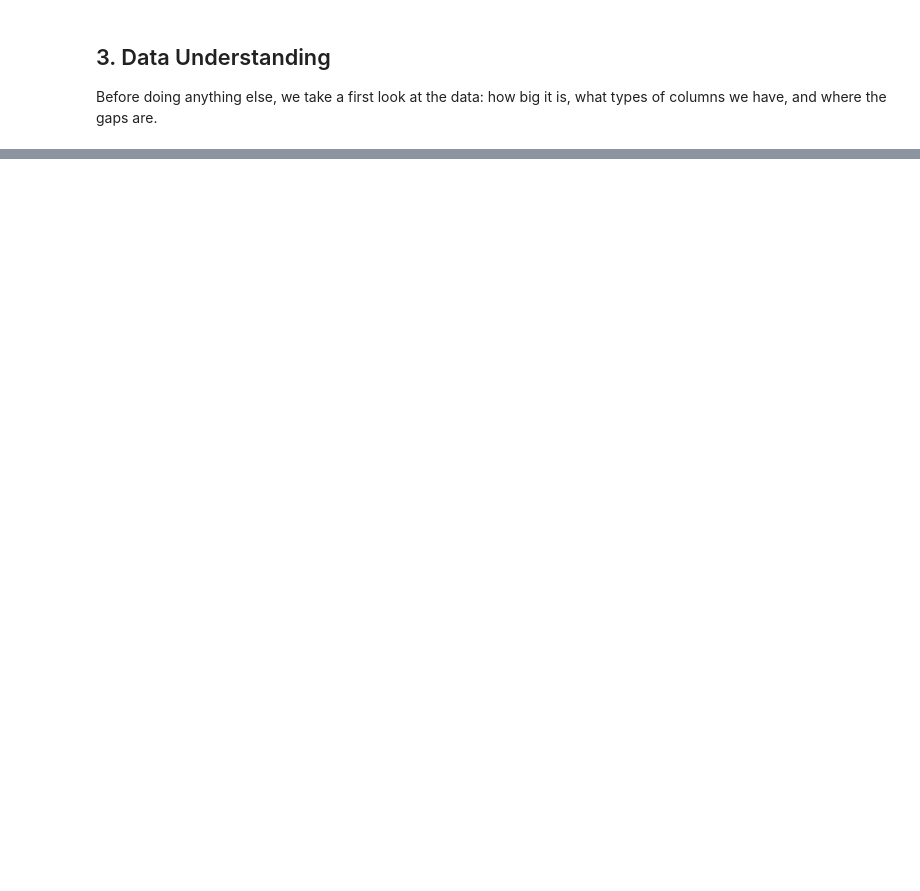
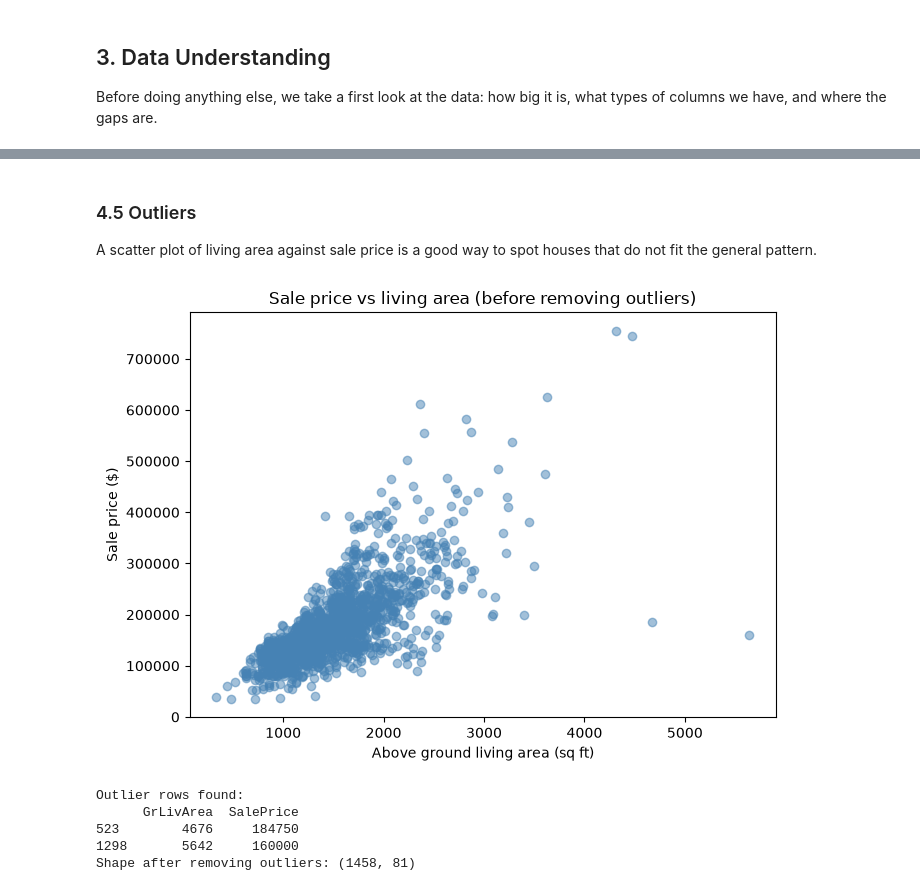
Before and after one commit to Majid-ctrl/Ames-Housing-Data-Cleaning-DS-Price-Prediction-Project, a Jupyter notebook: Notebook.ipynb, the cells around one changed output, grey strips where cells are left out. Drawn from its saved outputs; the diff is of its cells as text; code cells hidden in the pictures; blank space fills up the shorter version.

```diff
--- a/Notebook.ipynb
+++ b/Notebook.ipynb
@@ -91,0 +188,13 @@ print(df["SalePrice"].describe())
+# %%
+columns_missing_means_none = [
+    "PoolQC", "MiscFeature", "Alley", "Fence", "FireplaceQu",
+    "GarageType", "GarageFinish", "GarageQual", "GarageCond",
+    "BsmtQual", "BsmtCond", "BsmtExposure", "BsmtFinType1", "BsmtFinType2",
+    "MasVnrType"
+]
+
+for column_name in columns_missing_means_none:
+    df[column_name] = df[column_name].fillna("None")
+
+still_missing = df[columns_missing_means_none].isnull().sum().sum()
+print("Missing values left in these columns after filling with 'None':", still_missing)
@@ -91,0 +210,11 @@ print(df["SalePrice"].describe())
+# %%
+neighborhood_list = df["Neighborhood"].unique()
+
+for neighborhood_name in neighborhood_list:
+    is_this_neighborhood = df["Neighborhood"] == neighborhood_name
+    median_frontage = df.loc[is_this_neighborhood, "LotFrontage"].median()
+
+    missing_in_neighborhood = is_this_neighborhood & df["LotFrontage"].isnull()
+    df.loc[missing_in_neighborhood, "LotFrontage"] = median_frontage
+
+print("Missing LotFrontage values left:", df["LotFrontage"].isnull().sum())
@@ -91,0 +233,8 @@ print(df["SalePrice"].describe())
+# %%
+df["GarageYrBlt"] = df["GarageYrBlt"].fillna(0)
+df["MasVnrArea"] = df["MasVnrArea"].fillna(0)
+
+most_common_electrical = df["Electrical"].mode()[0]
+df["Electrical"] = df["Electrical"].fillna(most_common_electrical)
+
+print("Total missing values remaining in the whole dataset:", df.isnull().sum().sum())
@@ -91,0 +253,32 @@ print(df["SalePrice"].describe())
+# %%
+df["MSSubClass"] = df["MSSubClass"].astype(str)
+# %% [markdown]
+### 4.5 Outliers
+
+A scatter plot of living area against sale price is a good way to spot houses that do
+not fit the general pattern.
+# %%
+plt.figure(figsize=(7, 5))
+plt.scatter(df["GrLivArea"], df["SalePrice"], alpha=0.5, color="steelblue")
+plt.xlabel("Above ground living area (sq ft)")
+plt.ylabel("Sale price ($)")
+plt.title("Sale price vs living area (before removing outliers)")
+plt.tight_layout()
+plt.savefig("../figures/fig_outliers_before.png", dpi=150)
+plt.show()
+# %% [output]
+[figure, added]
+# %%
+outlier_rows = df[(df["GrLivArea"] > 4000) & (df["SalePrice"] < 300000)]
+print("Outlier rows found:")
+print(outlier_rows[["GrLivArea", "SalePrice"]])
+
+df = df.drop(outlier_rows.index)
+df = df.reset_index(drop=True)
+print("Shape after removing outliers:", df.shape)
+# %% [output]
+Outlier rows found:
+      GrLivArea  SalePrice
+523        4676     184750
+1298       5642     160000
+Shape after removing outliers: (1458, 81)
```
Also changed, not shown: parts of 19 cells of this notebook.
